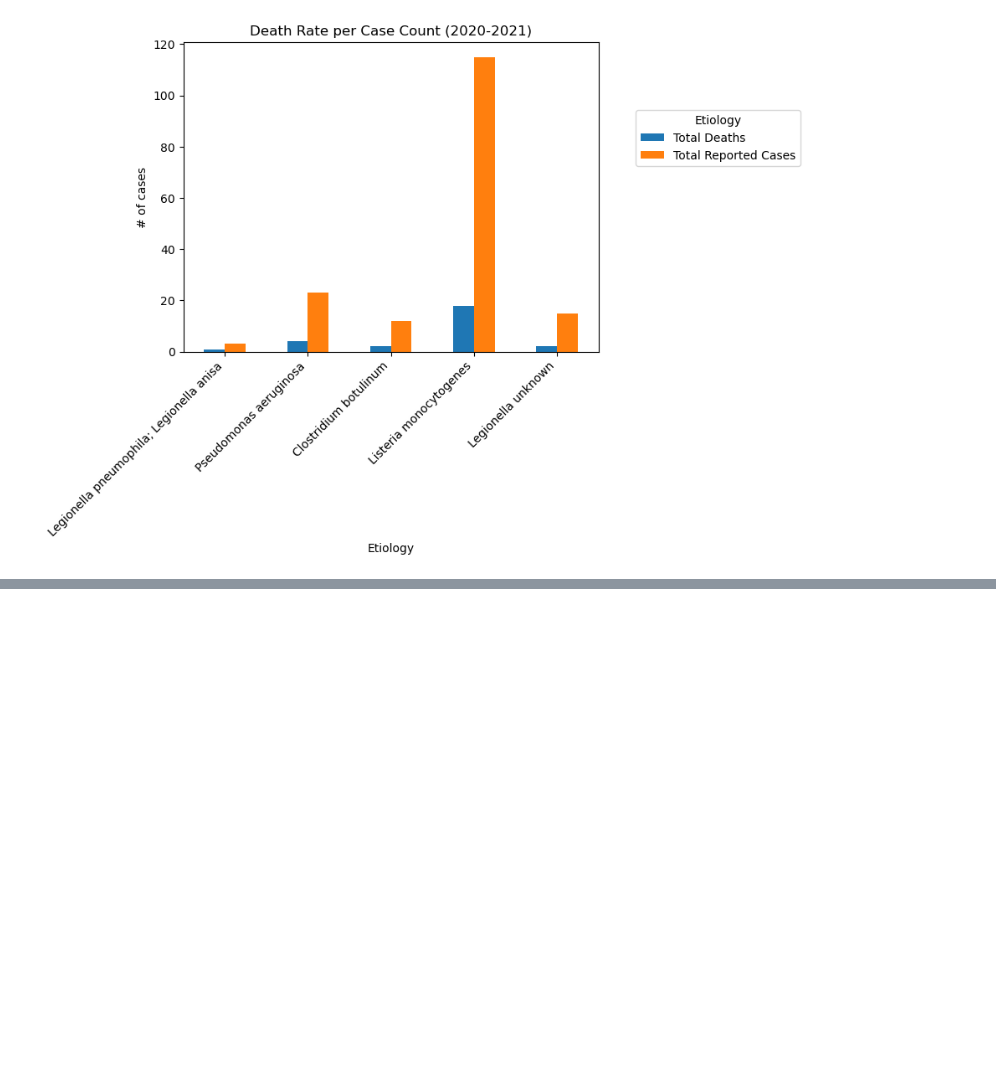
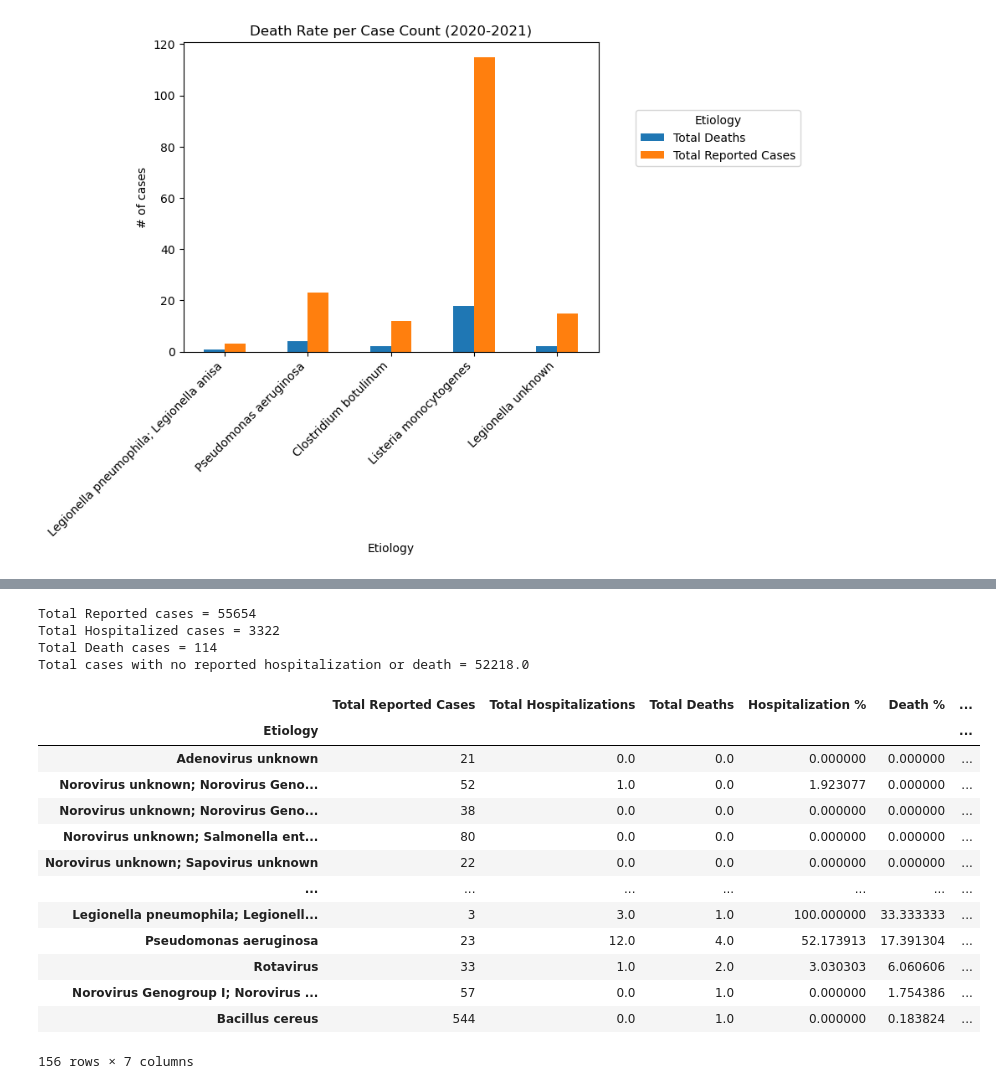
Before and after one commit to InsomniYak28/group_project_1, a Jupyter notebook: Final_death_and_hosp.ipynb, the cells around one changed output, grey strips where cells are left out. Cells and saved outputs as stored; diff of their text form; code cells hidden in the pictures; blank space fills up the shorter version.

```diff
--- a/Final_death_and_hosp.ipynb
+++ b/Final_death_and_hosp.ipynb
@@ -159,0 +187,39 @@ plt.show()
+# %%
+total_reported_cases = et_hosp_death["Total Reported Cases"].sum()
+print(f"Total Reported cases = {total_reported_cases}")
+
+total_hospitalizations = et_hosp_death["Total Hospitalizations"].sum()
+print(f"Total Hospitalized cases = {int(total_hospitalizations)}")
+
+total_death = et_hosp_death["Total Deaths"].sum()
+print(f"Total Death cases = {int(total_death)}")
+
+
+total_none_reported_df = et_hosp_death
+total_none_reported_df["Total No Reported"] = total_none_reported_df["Total Reported Cases"] - (total_none_reported_df["Total Hospitalizations"]+total_none_reported_df["Total Deaths"])
+
+# total_none_reported_df =  et_hosp_death.loc[(et_hosp_death["Total Hospitalizations"] == 0.0)|(et_hosp_death["Total Deaths"]==0.0)|(et_hosp_death["Total Reported Cases"]==0.0)]
+# total_none_reported = (total_none_reported_df["Total Reported Cases"].sum())+(total_none_reported_df["Total Hospitalizations"].sum())+(total_none_reported_df["Total Deaths"].sum())
+total_none_reported = total_none_reported_df["Total No Reported"].sum()
+print(f"Total cases with no reported hospitalization or death = {total_none_reported}")
+
+total_none_reported_df
+# %% [output]
+Total Reported cases = 55654
+Total Hospitalized cases = 3322
+Total Death cases = 114
+Total cases with no reported hospitalization or death = 52218.0
+|  | Total Reported Cases | Total Hospitalizations | Total Deaths | Hospitalization % | Death % | ... |
+| Etiology |  |  |  |  |  | ... |
+| Adenovirus unknown | 21 | 0.0 | 0.0 | 0.000000 | 0.000000 | ... |
+| Norovirus unknown; Norovirus Geno... | 52 | 1.0 | 0.0 | 1.923077 | 0.000000 | ... |
+| Norovirus unknown; Norovirus Geno... | 38 | 0.0 | 0.0 | 0.000000 | 0.000000 | ... |
+| Norovirus unknown; Salmonella ent... | 80 | 0.0 | 0.0 | 0.000000 | 0.000000 | ... |
+| Norovirus unknown; Sapovirus unknown | 22 | 0.0 | 0.0 | 0.000000 | 0.000000 | ... |
+| ... | ... | ... | ... | ... | ... | ... |
+| Legionella pneumophila; Legionell... | 3 | 3.0 | 1.0 | 100.000000 | 33.333333 | ... |
+| Pseudomonas aeruginosa | 23 | 12.0 | 4.0 | 52.173913 | 17.391304 | ... |
+| Rotavirus | 33 | 1.0 | 2.0 | 3.030303 | 6.060606 | ... |
+| Norovirus Genogroup I; Norovirus ... | 57 | 0.0 | 1.0 | 0.000000 | 1.754386 | ... |
+| Bacillus cereus | 544 | 0.0 | 1.0 | 0.000000 | 0.183824 | ... |
+156 rows × 7 columns
```
Also changed, not shown: parts of 2 cells of this notebook, 1 other file.
